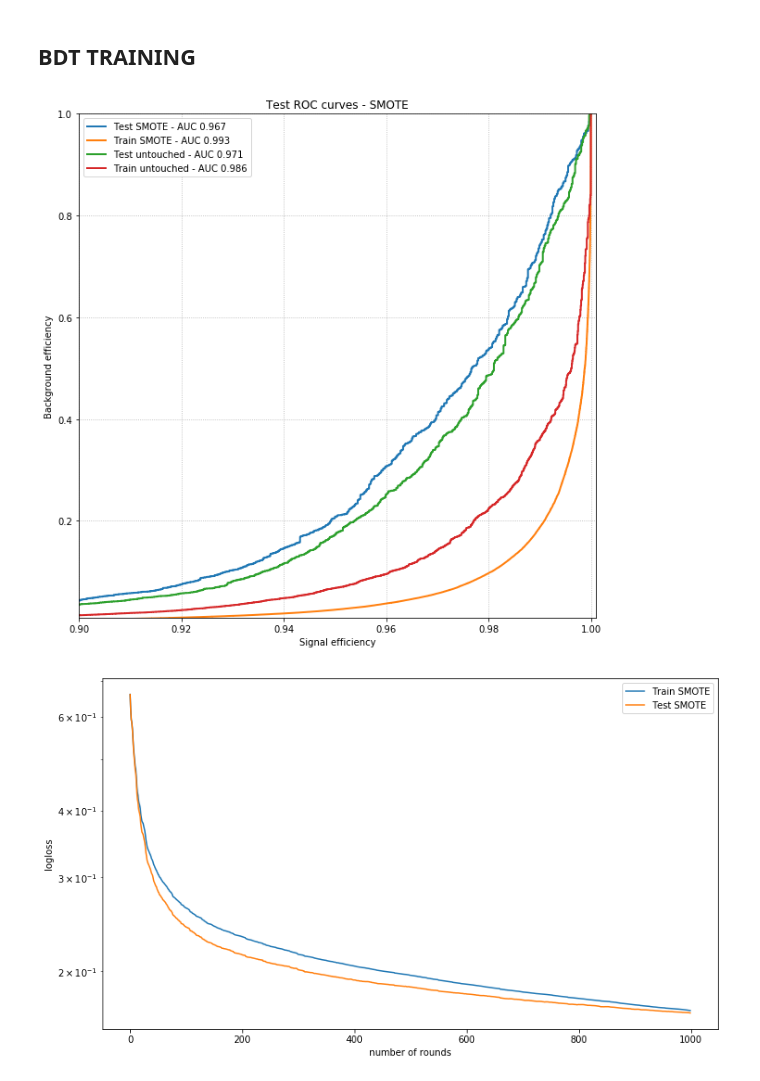
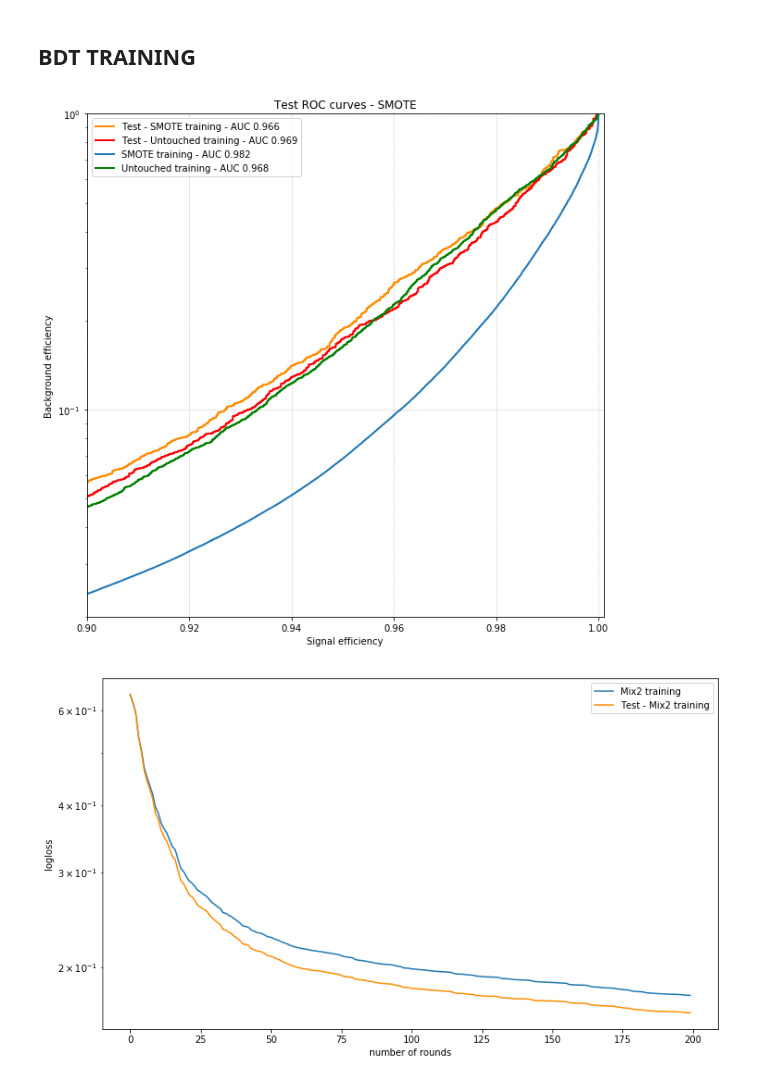
Before and after one commit to jonamotta/GRAPHAnalysis, a Jupyter notebook: JupyScripts/resampling_tests.ipynb, the cells around one changed output. Saved outputs shown, nothing was run; the diff lists cells and outputs as text; code cells hidden in the pictures.

```diff
--- a/JupyScripts/resampling_tests.ipynb
+++ b/JupyScripts/resampling_tests.ipynb
@@ -75,9 +77,9 @@ dfTr = dfTraining_dict[name].copy(deep=True)
 
 del dfTraining_dict
 # %%
-dfTr.query('gentau_decayMode==-1 or (gentau_decayMode>=0 and cl3d_isbestmatch==True)', inplace=True)
+dfTr.query('(geom_match==False and (gentau_decayMode==-99.9 or gentau_decayMode==-1 or gentau_decayMode==-2)) or (gentau_decayMode>=0 and cl3d_isbestmatch==True)', inplace=True)
 dfTr.replace([0,1,10,11], 1, inplace=True)
-dfTr.replace([-1], 0, inplace=True)
+dfTr.replace([-1, -99.9, -2], 0, inplace=True)
 
 # only keep the needed stuff
 keep = ['cl3d_abseta', 'cl3d_showerlength','cl3d_coreshowerlength', 'cl3d_firstlayer', 'cl3d_maxlayer', 'cl3d_szz', 'cl3d_seetot', 'cl3d_spptot', 'cl3d_srrtot', 'cl3d_srrmean', 'cl3d_hoe', 'cl3d_meanz', 'cl3d_layer10', 'cl3d_layer50', 'cl3d_layer90', 'cl3d_ntc67', 'cl3d_ntc90', 'gentau_decayMode']
@@ -207,7 +209,7 @@ plotter(dfTr, df)
 def train_xgb(X_train, X_test, Y_train, Y_test, features, output, hyperparams, evals_dict={}):
     train = xgb.DMatrix(data=X_train,label=Y_train, feature_names=features)
     test = xgb.DMatrix(data=X_test,label=Y_test,feature_names=features)
-    booster = xgb.train(hyperparams, train, num_boost_round=600, evals=[(test,'eval'), (train,'train')], verbose_eval=0, evals_result=evals_dict)
+    booster = xgb.train(hyperparams, train, num_boost_round=200, evals=[(test,'test'), (train,'train')], verbose_eval=0, evals_result=evals_dict)
     train_output = booster.predict(train)
     fpr_train, tpr_train, threshold_train = metrics.roc_curve(Y_train, train_output)
     test_output = booster.predict(test)
@@ -218,19 +220,13 @@ def train_xgb(X_train, X_test, Y_train, Y_test, features, output, hyperparams, e
 
     return fpr_train, tpr_train, fpr_test, tpr_test, auroc_test, auroc_train, evals_dict
 
-#def cv_xgb(X_train, X_test, Y_train, Y_test, features, output, hyperparams):
-#    train = xgb.DMatrix(data=X_train,label=Y_train, feature_names=features)
-#    test = xgb.DMatrix(data=X_test,label=Y_test,feature_names=features)
-#    booster = xgb.train(hyperparams, train, num_boost_round=95)
-#    train_output = booster.predict(train)
-#    fpr_train, tpr_train, threshold_train = metrics.roc_curve(Y_train, train_output)
-#    test_output = booster.predict(test)
-#    fpr_test, tpr_test, threshold_test = metrics.roc_curve(Y_test, test_output)
-#
-#    auroc_test = metrics.roc_auc_score(Y_test,test_output)
-#    auroc_train = metrics.roc_auc_score(Y_train,train_output)
-#
-#    return fpr_train, tpr_train, fpr_test, tpr_test, auroc_test, auroc_train
+def cv_xgb(X_train, X_test, Y_train, Y_test, features, output, hyperparams):
+    train = xgb.DMatrix(data=X_train,label=Y_train, feature_names=features)
+    test = xgb.DMatrix(data=X_test,label=Y_test,feature_names=features)
+    cv_results = xgb.cv(hyperparams, train, num_boost_round=200, nfold=5, metrics={'logloss', 'auc', 'error@0.012', 'error@0.003', 'error@0.0007', 'aucpr'}, verbose_eval=0)
+
+    return cv_results
+
 
 params = {'eval_metric'      : 'logloss',
           'objective'        : 'binary:logistic', # objective function
@@ -238,7 +234,7 @@ params = {'eval_metric'      : 'logloss',
           'eta'              : 0.14, # learning rate
           'max_depth'        : 3, # maximum depth of a tree
           'subsample'        : 0.8, # fraction of events to train tree on
-          'colsample_bytree' : 0.3,# fraction of features to train tree on
+          'colsample_bytree' : 0.3 # fraction of features to train tree on
 }
 # %%
 FPRs_train = {}
@@ -321,33 +333,35 @@ evals_train['Mix2'] = evals
 # %%
 strategy = 'SMOTE'
 
 plt.figure(figsize=(10,10))
-plt.plot(TPRs_test[strategy],FPRs_test[strategy],label='Test '+strategy+' - AUC '+str(AUCs_test[strategy]),lw=2)
-plt.plot(TPRs_train[strategy],FPRs_train[strategy],label='Train '+strategy+' - AUC '+str(AUCs_train[strategy]),lw=2)
-plt.plot(TPRs_test['untouched'],FPRs_test['untouched'],label='Test untouched - AUC '+str(AUCs_test['untouched']),lw=2)
-plt.plot(TPRs_train['untouched'],FPRs_train['untouched'],label='Train untouched - AUC '+str(AUCs_train['untouched']),lw=2)
+plt.plot(TPRs_test[strategy],FPRs_test[strategy],label='Test - '+strategy+' training - AUC '+str(AUCs_test[strategy]),lw=2, color='darkorange')
+plt.plot(TPRs_test['untouched'],FPRs_test['untouched'],label='Test - Untouched training - AUC '+str(AUCs_test['untouched']),lw=2, color='red')
+plt.plot(TPRs_train[strategy],FPRs_train[strategy],label=strategy+' training - AUC '+str(AUCs_train[strategy]),lw=2, color='tab:blue')
+plt.plot(TPRs_train['untouched'],FPRs_train['untouched'],label='Untouched training - AUC '+str(AUCs_train['untouched']),lw=2, color='green')
 plt.grid(linestyle=':')
 plt.legend(loc = 'upper left')
 plt.xlim(0.90,1.001)
-#plt.yscale('log')
-plt.ylim(0.01,1)
+plt.yscale('log')
+plt.ylim(0.02,1)
 plt.xlabel('Signal efficiency')
 plt.ylabel('Background efficiency')
 plt.title('Test ROC curves - '+strategy)
 plt.show()
 # %% [output]
-[figure, old version]
+[figure, new version]
 # %%
+strategy = 'Mix2'
+
 plt.figure(figsize=(12,7))
-x_axis=range(0,len(evals_train[strategy]['eval']['logloss']))
-plt.errorbar(x=x_axis,y=evals_train[strategy]['train']['logloss'],xerr=None, yerr=None, label='Train '+strategy)
-plt.errorbar(x=x_axis,y=evals_train[strategy]['eval']['logloss'],xerr=None, yerr=None, label='Test '+strategy)
-#plt.errorbar(x=x_axis,y=evals_train['untouched']['train']['logloss'],xerr=None, yerr=None, label='Train untouched')
-#plt.errorbar(x=x_axis,y=evals_train['untouched']['eval']['logloss'],xerr=None, yerr=None, label='Test untouched')
+x_axis=range(0,len(EVALs_train[strategy]['test']['logloss']))
+plt.errorbar(x=x_axis,y=EVALs_train[strategy]['train']['logloss'],xerr=None, yerr=None, label=strategy+' training', color='tab:blue')
+plt.errorbar(x=x_axis,y=EVALs_train[strategy]['test']['logloss'],xerr=None, yerr=None, label='Test - '+strategy+' training', color='darkorange')
+#plt.errorbar(x=x_axis,y=evals_train['untouched']['train']['logloss'],xerr=None, yerr=None, label='Train untouched', color='red')
+#plt.errorbar(x=x_axis,y=evals_train['untouched']['test']['logloss'],xerr=None, yerr=None, label='Test untouched', color='green')
 plt.ylabel('logloss')
 plt.yscale('log')
 plt.xlabel('number of rounds')
 plt.legend()
 plt.show()
 # %% [output]
-[figure, old version]
+[figure, new version]
```
Also changed, not shown: parts of 17 cells of this notebook, 16 other files.
